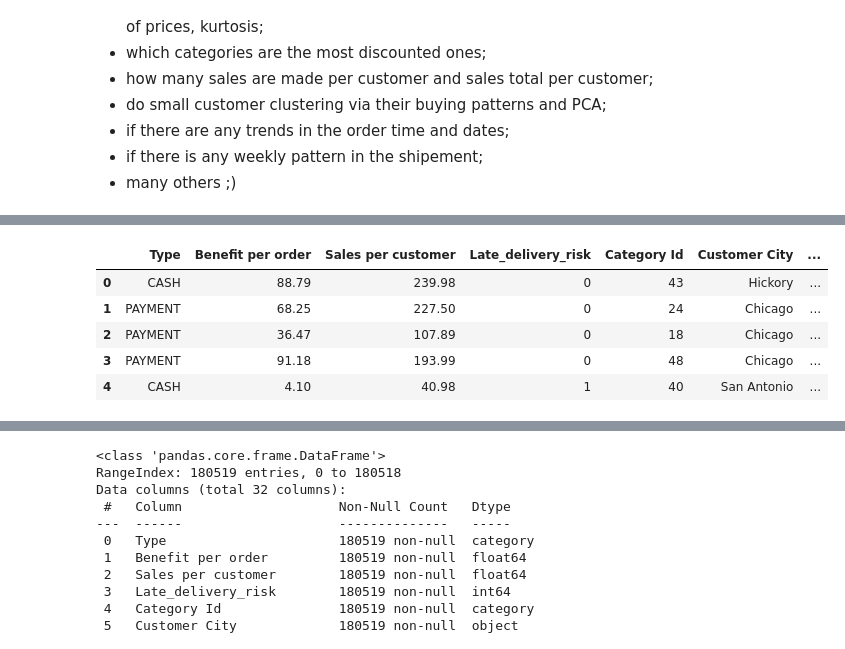
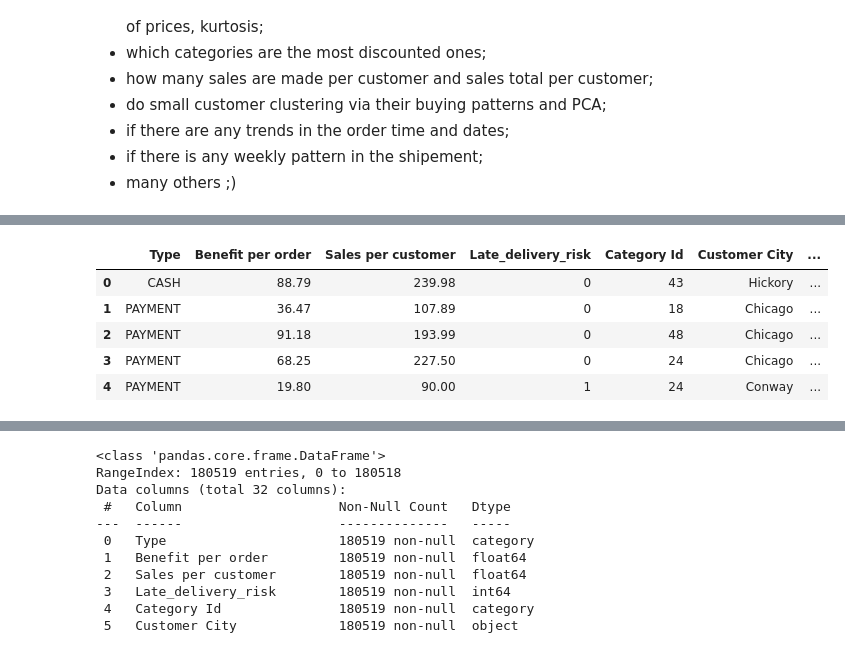
Before and after one commit to miladziekanowska/supply-chain-analysis, a Jupyter notebook: SupplyChain_EDA.ipynb, the cells around one changed output, grey strips where cells are left out. Drawn from its saved outputs; the diff is of its cells as text; code cells hidden in the pictures.

```diff
--- a/SupplyChain_EDA.ipynb
+++ b/SupplyChain_EDA.ipynb
@@ -50,18 +50,16 @@ df.head()
 # %%
-df = df.sort_values(by='Order date')
-df = df.reset_index(drop=True)
 df['Order time'] = df['Order date'].dt.time
 df['Shipping time'] = df['Shipping date'].dt.time
 df['Shipping date'] = df['Shipping date'].dt.date
 df['Order date'] = df['Order date'].dt.date
 df.head()
 # %% [output]
 |  | Type | Benefit per order | Sales per customer | Late_delivery_risk | Category Id | Customer City | ... |
 | 0 | CASH | 88.79 | 239.98 | 0 | 43 | Hickory | ... |
-| 1 | PAYMENT | 68.25 | 227.50 | 0 | 24 | Chicago | ... |
-| 2 | PAYMENT | 36.47 | 107.89 | 0 | 18 | Chicago | ... |
-| 3 | PAYMENT | 91.18 | 193.99 | 0 | 48 | Chicago | ... |
-| 4 | CASH | 4.10 | 40.98 | 1 | 40 | San Antonio | ... |
+| 1 | PAYMENT | 36.47 | 107.89 | 0 | 18 | Chicago | ... |
+| 2 | PAYMENT | 91.18 | 193.99 | 0 | 48 | Chicago | ... |
+| 3 | PAYMENT | 68.25 | 227.50 | 0 | 24 | Chicago | ... |
+| 4 | PAYMENT | 19.80 | 90.00 | 1 | 24 | Conway | ... |
 # %%
 df.describe()
 # %% [output]
```
Also changed, not shown: parts of 18 cells of this notebook, 2 other files.
